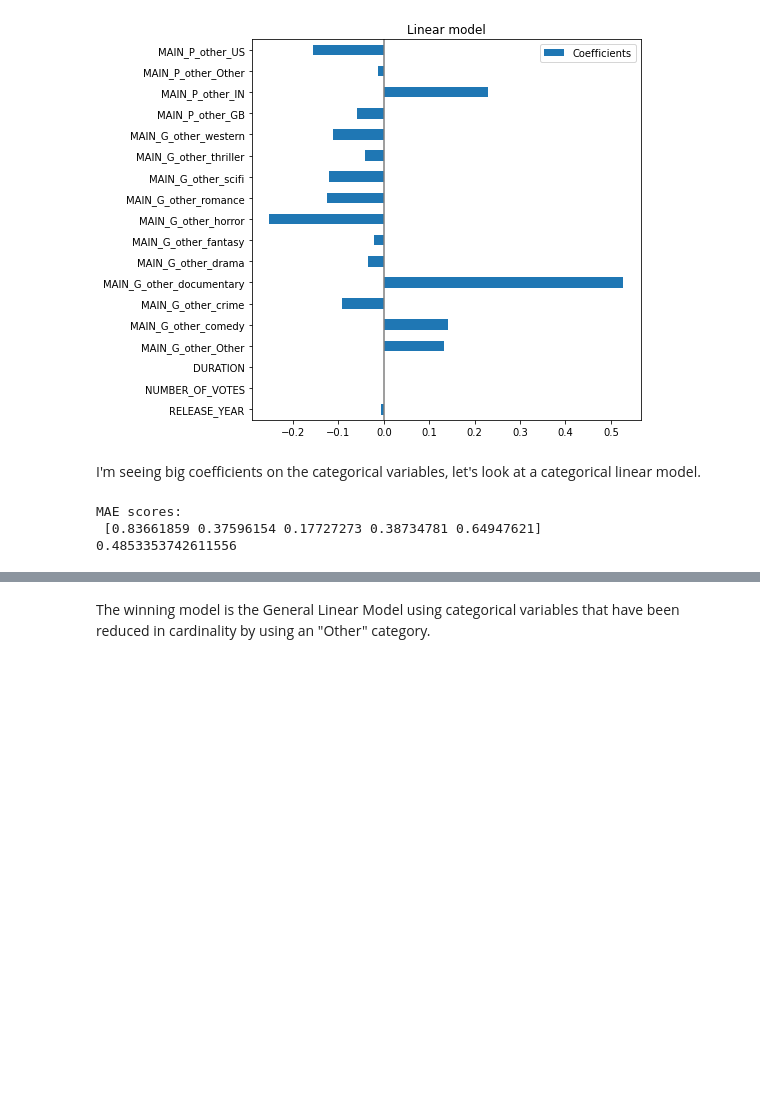
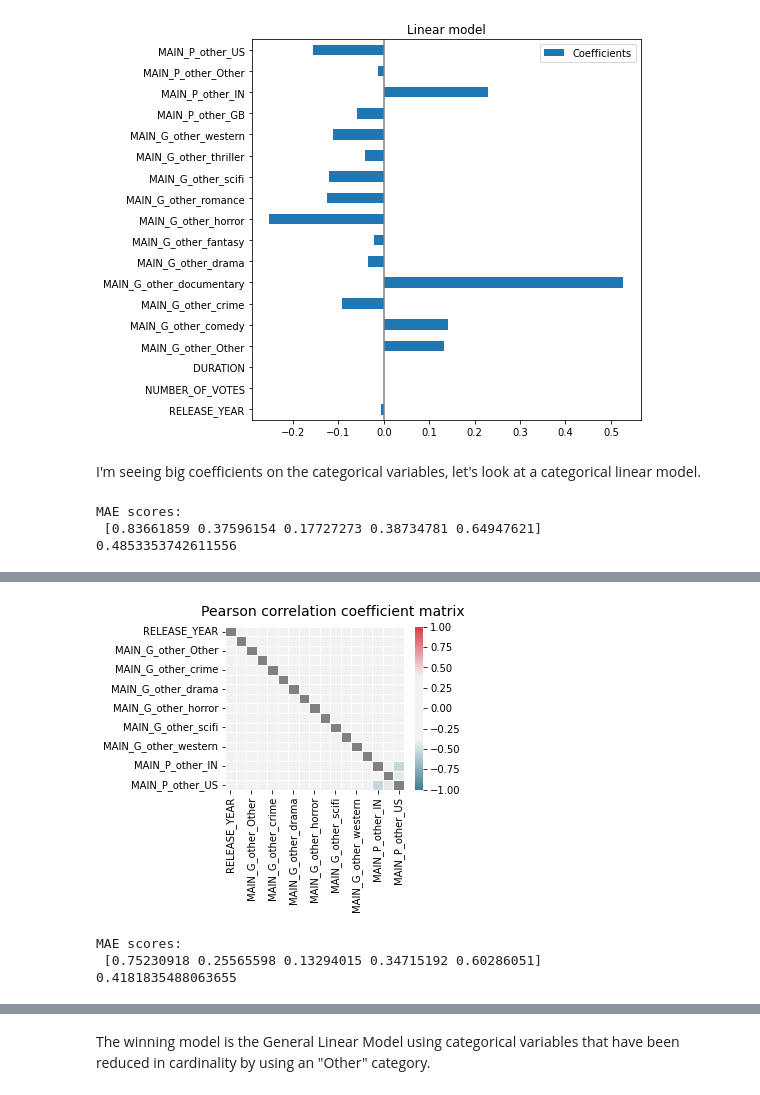
Before and after one commit to leiayoung/lny-sharing, a Jupyter notebook: netflix-exploration.ipynb, the cells around one changed output, grey strips where cells are left out. Cells and saved outputs as stored; diff of their text form; code cells hidden in the pictures; blank space fills up the shorter version.

Commit message:
Kaggle Notebook | Netflix Exploration | Version 10

```diff
--- a/netflix-exploration.ipynb
+++ b/netflix-exploration.ipynb
@@ -875,0 +990,54 @@ Step in the wrong direction.
+# %%
+# Checking for multicollinearity
+# Generate a mask for the diagonal cell
+corr = X_win.corr()
+#print('Pearson correlation coefficient matrix of each variables:\n', corr)
+
+mask = np.zeros_like(corr, dtype=bool)
+np.fill_diagonal(mask, val=True)
+
+# Initialize matplotlib figure
+fig, ax = plt.subplots(figsize=(4, 3))
+
+# Generate a custom diverging colormap
+cmap = sns.diverging_palette(220, 10, as_cmap=True, sep=100)
+cmap.set_bad('grey')
+
+# Draw the heatmap with the mask and correct aspect ratio
+sns.heatmap(corr, mask=mask, cmap=cmap, vmin=-1, vmax=1, center=0, linewidths=.5)
+fig.suptitle('Pearson correlation coefficient matrix', fontsize=14)
+ax.tick_params(axis='both', which='major', labelsize=10)
+# fig.tight_layout()
+# %% [output]
+[figure, added]
+# %%
+# Production could still be causing some multicolineararity problems
+# A model without Main_Production
+# Linear model Removing DURATION with the new versions of the categorical features.
+# Defining the features
+new_features_o = ['RELEASE_YEAR', 'NUMBER_OF_VOTES',  'MAIN_G_other']
+X_cat = bm_net_data[new_features_o]
+# One-hot coding categorical variables
+X = pd.get_dummies(X_cat)
+
+# Split the data into training and validation sets
+train_X, val_X, train_y, val_y = train_test_split(X, y, random_state = 1)
+
+# Fit the Linear Model
+lin_model = LinearRegression()
+lin_model.fit(train_X, train_y)
+lin_val_predictions = lin_model.predict(val_X)
+# cross validation
+my_pipeline = Pipeline(steps=[
+                              ('model', LinearRegression())
+                             ])
+scores =  -1*cross_val_score(my_pipeline, X, y,
+                              cv=5,
+                              scoring='neg_mean_absolute_error')
+
+print("MAE scores:\n", scores)
+print(scores.mean())
+# %% [output]
+MAE scores:
+ [0.75230918 0.25565598 0.13294015 0.34715192 0.60286051]
+0.4181835488063655
```
Also changed, not shown: parts of 18 cells of this notebook.
